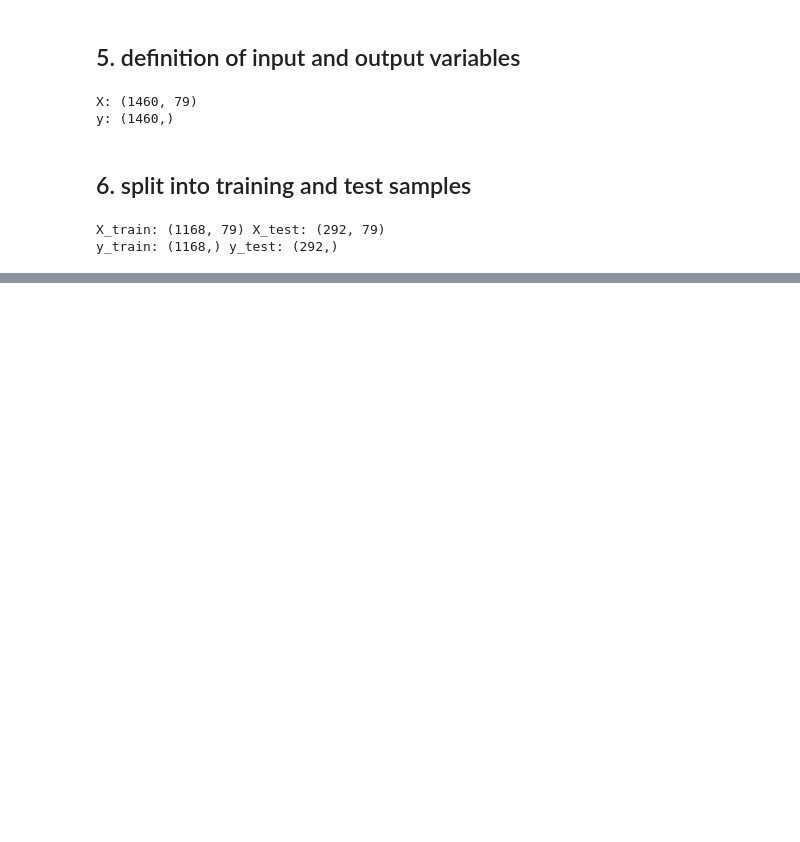
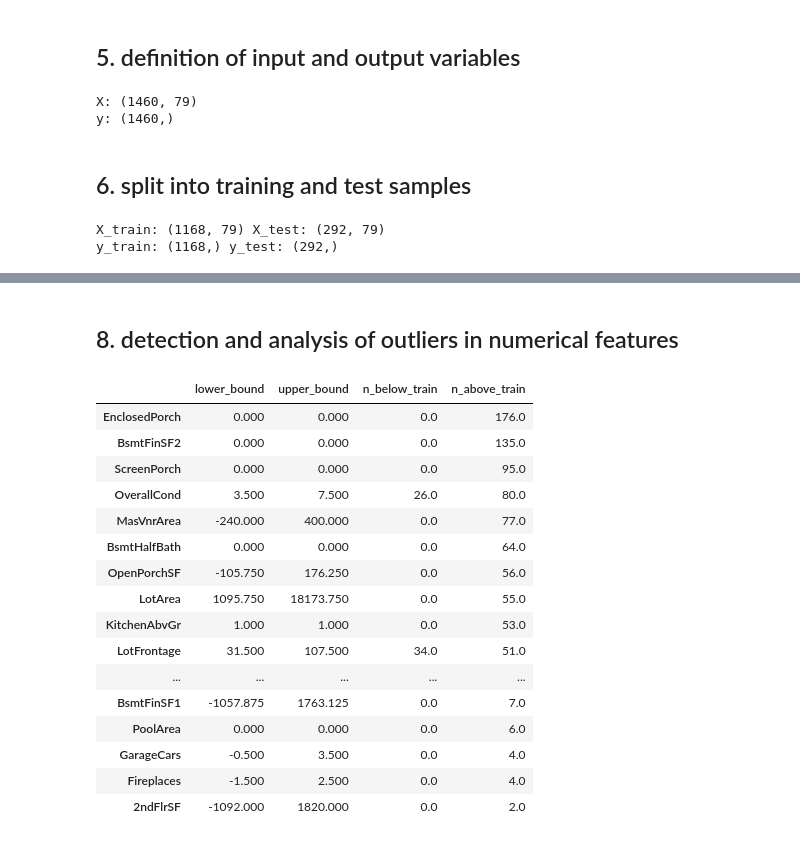
Before and after one commit to anuri-el/Machine-Learning-Technologies, a Jupyter notebook: main.ipynb, the cells around one changed output, grey strips where cells are left out. Saved outputs shown, nothing was run; the diff lists cells and outputs as text; code cells hidden in the pictures; blank space fills up the shorter version.

```diff
--- a/main.ipynb
+++ b/main.ipynb
@@ -452 +467,41 @@ Filled with mode: []
 Filled with median: ['LotFrontage', 'MasVnrArea', 'GarageYrBlt']
+# %% [markdown]
+## 8. detection and analysis of outliers in numerical features
+# %%
+iqr_bounds = {}
+for col in numeric_cols:
+    q1 = X_train[col].quantile(0.25)
+    q3 = X_train[col].quantile(0.75)
+    iqr = q3 - q1
+    lower = q1 - 1.5 * iqr
+    upper = q3 + 1.5 * iqr
+    iqr_bounds[col] = (lower, upper)
+
+outlier_report = pd.DataFrame({
+    col: {
+        'lower_bound': iqr_bounds[col][0],
+        'upper_bound': iqr_bounds[col][1],
+        'n_below_train': (X_train[col] < iqr_bounds[col][0]).sum(),
+        'n_above_train': (X_train[col] > iqr_bounds[col][1]).sum(),
+    } for col in numeric_cols
+}).T.sort_values('n_above_train', ascending=False)
+
+outlier_report[lambda s: s['n_above_train'] > 0]
+# %% [output]
+|  | lower_bound | upper_bound | n_below_train | n_above_train |
+| EnclosedPorch | 0.000 | 0.000 | 0.0 | 176.0 |
+| BsmtFinSF2 | 0.000 | 0.000 | 0.0 | 135.0 |
+| ScreenPorch | 0.000 | 0.000 | 0.0 | 95.0 |
+| OverallCond | 3.500 | 7.500 | 26.0 | 80.0 |
+| MasVnrArea | -240.000 | 400.000 | 0.0 | 77.0 |
+| BsmtHalfBath | 0.000 | 0.000 | 0.0 | 64.0 |
+| OpenPorchSF | -105.750 | 176.250 | 0.0 | 56.0 |
+| LotArea | 1095.750 | 18173.750 | 0.0 | 55.0 |
+| KitchenAbvGr | 1.000 | 1.000 | 0.0 | 53.0 |
+| LotFrontage | 31.500 | 107.500 | 34.0 | 51.0 |
+| ... | ... | ... | ... | ... |
+| BsmtFinSF1 | -1057.875 | 1763.125 | 0.0 | 7.0 |
+| PoolArea | 0.000 | 0.000 | 0.0 | 6.0 |
+| GarageCars | -0.500 | 3.500 | 0.0 | 4.0 |
+| Fireplaces | -1.500 | 2.500 | 0.0 | 4.0 |
+| 2ndFlrSF | -1092.000 | 1820.000 | 0.0 | 2.0 |
```
Also changed, not shown: parts of 9 cells of this notebook.
